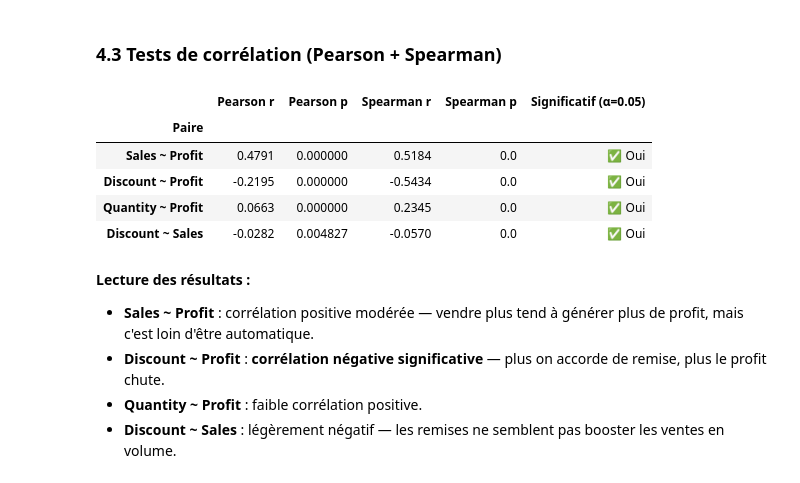
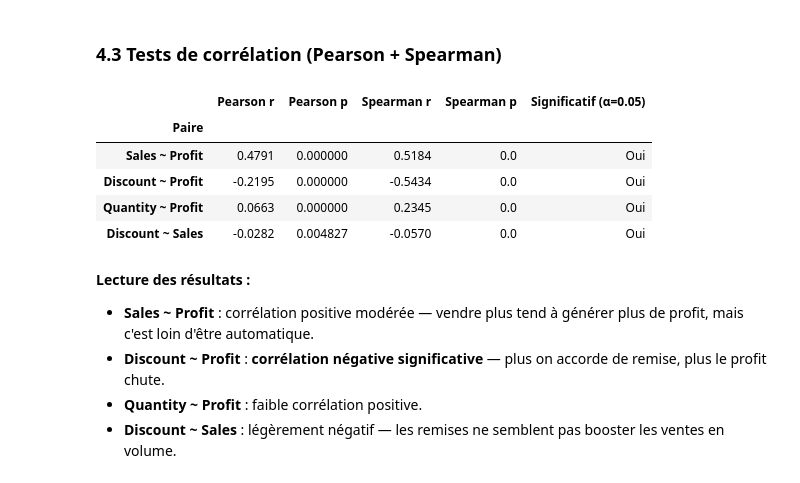
Before and after one commit to ndaosaer/DataAnalysteProjetct3, a Jupyter notebook: projet3_analyse_bivariee.ipynb, the cells around one changed output. Drawn from its saved outputs; the diff is of its cells as text; code cells hidden in the pictures.

```diff
--- a/projet3_analyse_bivariee.ipynb
+++ b/projet3_analyse_bivariee.ipynb
@@ -406,27 +406,27 @@ plt.show()
 # %%
 pairs_test = [('Sales', 'Profit'), ('Discount', 'Profit'), ('Quantity', 'Profit'), ('Discount', 'Sales')]
 
 results = []
 for x, y in pairs_test:
     r_p, p_p = stats.pearsonr(df[x], df[y])
     r_s, p_s = stats.spearmanr(df[x], df[y])
     results.append({
         'Paire': f'{x} ~ {y}',
         'Pearson r': round(r_p, 4),
         'Pearson p': round(p_p, 6),
         'Spearman r': round(r_s, 4),
         'Spearman p': round(p_s, 6),
-        'Significatif (α=0.05)': '✅ Oui' if p_p < 0.05 else '❌ Non'
+        'Significatif (α=0.05)': ' Oui' if p_p < 0.05 else ' Non'
     })
 
 pd.DataFrame(results).set_index('Paire')
 # %% [output]
 |  | Pearson r | Pearson p | Spearman r | Spearman p | Significatif (α=0.05) |
 | Paire |  |  |  |  |  |
-| Sales ~ Profit | 0.4791 | 0.000000 | 0.5184 | 0.0 | ✅ Oui |
-| Discount ~ Profit | -0.2195 | 0.000000 | -0.5434 | 0.0 | ✅ Oui |
-| Quantity ~ Profit | 0.0663 | 0.000000 | 0.2345 | 0.0 | ✅ Oui |
-| Discount ~ Sales | -0.0282 | 0.004827 | -0.0570 | 0.0 | ✅ Oui |
+| Sales ~ Profit | 0.4791 | 0.000000 | 0.5184 | 0.0 | Oui |
+| Discount ~ Profit | -0.2195 | 0.000000 | -0.5434 | 0.0 | Oui |
+| Quantity ~ Profit | 0.0663 | 0.000000 | 0.2345 | 0.0 | Oui |
+| Discount ~ Sales | -0.0282 | 0.004827 | -0.0570 | 0.0 | Oui |
 # %% [markdown]
 **Lecture des résultats :**
 - **Sales ~ Profit** : corrélation positive modérée — vendre plus tend à générer plus de profit, mais c'est loin d'être automatique.
```
Also changed, not shown: parts of 4 cells of this notebook.
